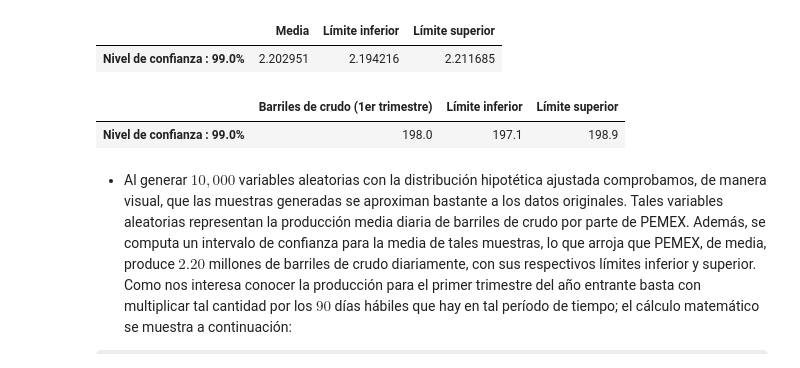
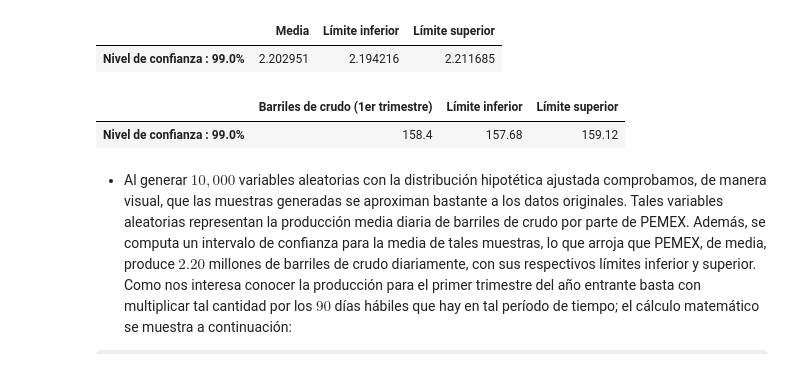
Before and after one commit to diegolazareno/Examen3_SPF, a Jupyter notebook: Examen_Tema3_DALopez.ipynb, the cells around one changed output. Saved outputs shown, nothing was run; the diff lists cells and outputs as text; code cells hidden in the pictures; some formulas as TeX source.

```diff
--- a/Examen_Tema3_DALopez.ipynb
+++ b/Examen_Tema3_DALopez.ipynb
@@ -63,6 +63,9 @@ import statsmodels.api as sm
 # Filtrado de alertas
 import warnings
 warnings.filterwarnings("ignore")
+
+# Configuraciones
+pd.set_option('display.float_format', '{:.2f}'.format)
 
 ## ------------------------------------------- Funciones necesarias ------------------------------------------- ##
 def commoditiesPricesYfinance(ticker : "Símbolo de cotización del commodity"):
@@ -650,13 +723,13 @@ predictionsOilBarrels
 |  | Media | Límite inferior | Límite superior |
 | Nivel de confianza : 99.0% | 2.202951 | 2.194216 | 2.211685 |
 # %%
-period = 90
+period = 24 * 3
 predictionsOilBarrels = period * np.round(predictionsOilBarrels, 2)
 predictionsOilBarrels.columns = ["Barriles de crudo (1er trimestre)", "Límite inferior", "Límite superior"]
 predictionsOilBarrels
 # %% [output]
 |  | Barriles de crudo (1er trimestre) | Límite inferior | Límite superior |
-| Nivel de confianza : 99.0% | 198.0 | 197.1 | 198.9 |
+| Nivel de confianza : 99.0% | 158.4 | 157.68 | 159.12 |
 # %% [markdown]
 + Al generar $10,000$ variables aleatorias con la distribución hipotética ajustada comprobamos, de manera visual, que las muestras generadas se aproximan bastante a los datos originales. Tales variables aleatorias representan la producción media diaria de barriles de crudo por parte de PEMEX. Además, se computa un intervalo de confianza para la media de tales muestras, lo que arroja que PEMEX, de media, produce $2.20$ millones de barriles de crudo diariamente, con sus respectivos límites inferior y superior. Como nos interesa conocer la producción para el primer trimestre del año entrante basta con multiplicar tal cantidad por los $90$ días hábiles que hay en tal período de tiempo; el cálculo matemático se muestra a continuación:
 
```
Also changed, not shown: parts of 8 cells of this notebook.
